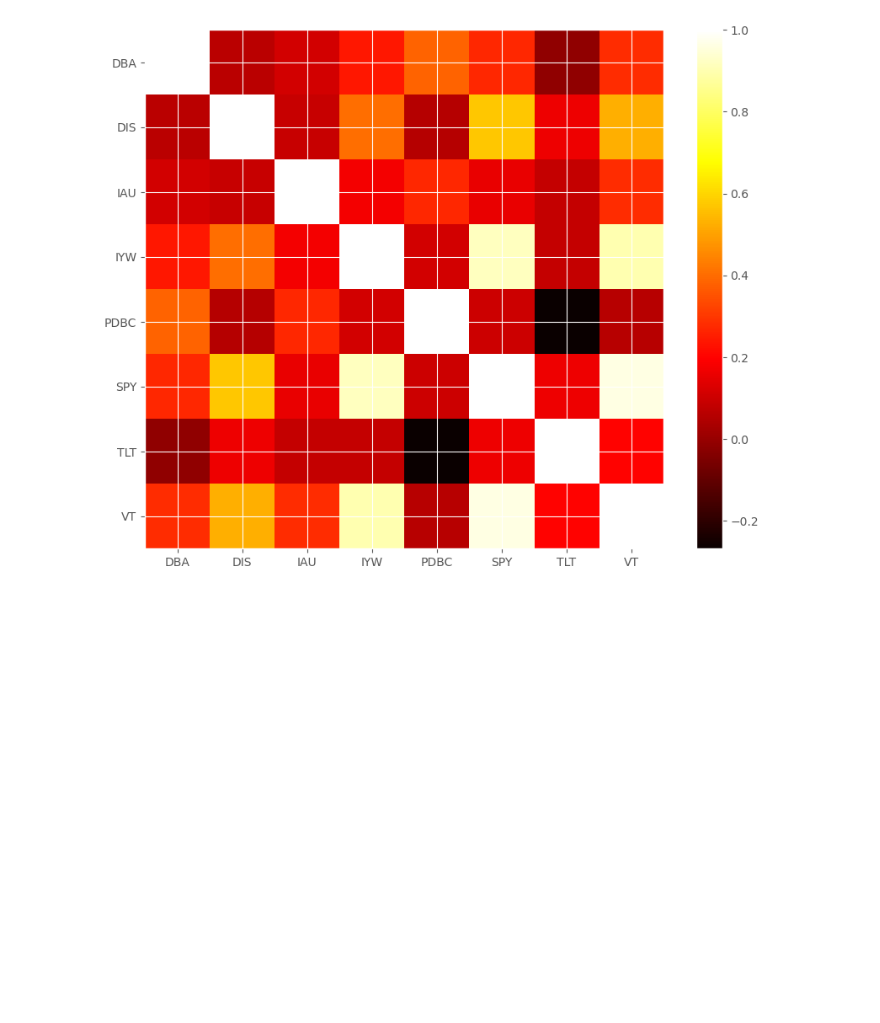
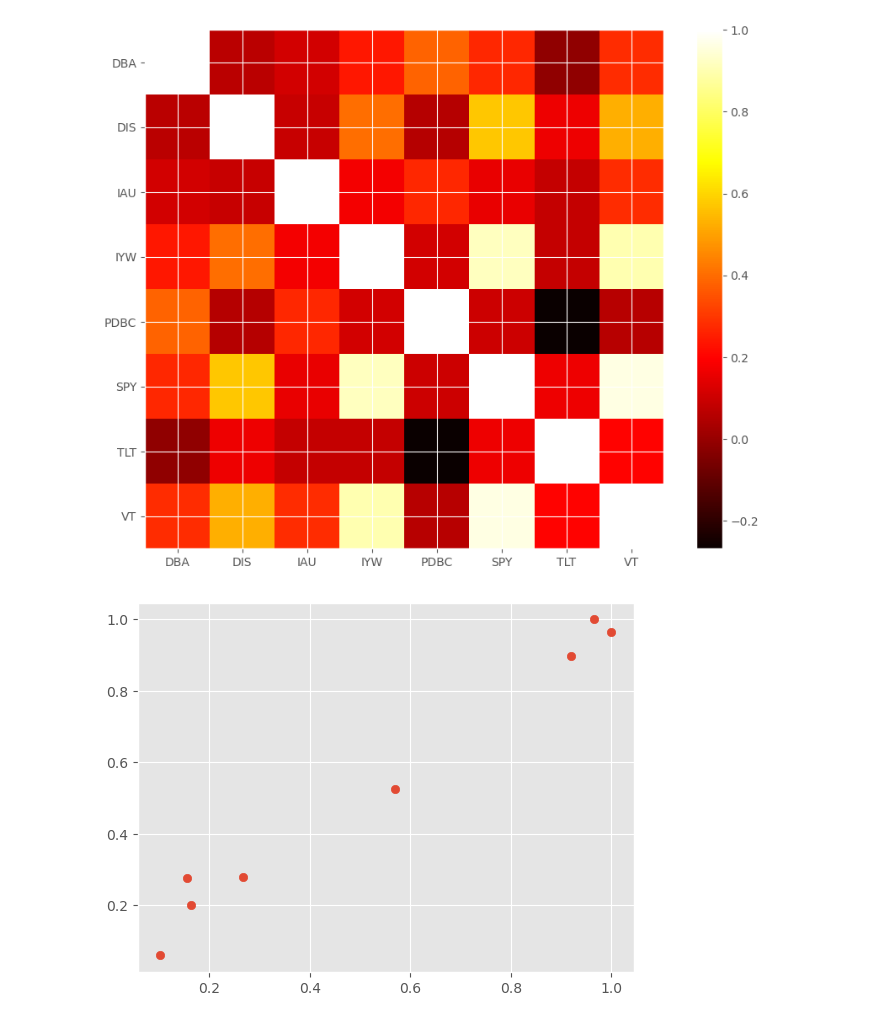
Before and after one commit to dev-innit/Financial-Data-Analysis-Project, a Jupyter notebook: base.ipynb, the cells around one changed output. Cells and saved outputs as stored; diff of their text form; code cells hidden in the pictures; blank space fills up the shorter version.

Commit message:
visualise using scatter diagram

```diff
--- a/base.ipynb
+++ b/base.ipynb
@@ -452,3 +452,8 @@ plt.yticks(range(len(df_corr)), df_corr.columns)
 plt.gcf().set_size_inches(10, 8)
 # %% [output]
 [figure]
+# %%
+plt.scatter(df_corr.SPY, df_corr.VT)
+plt.show()
+# %% [output]
+[figure, added]
```
